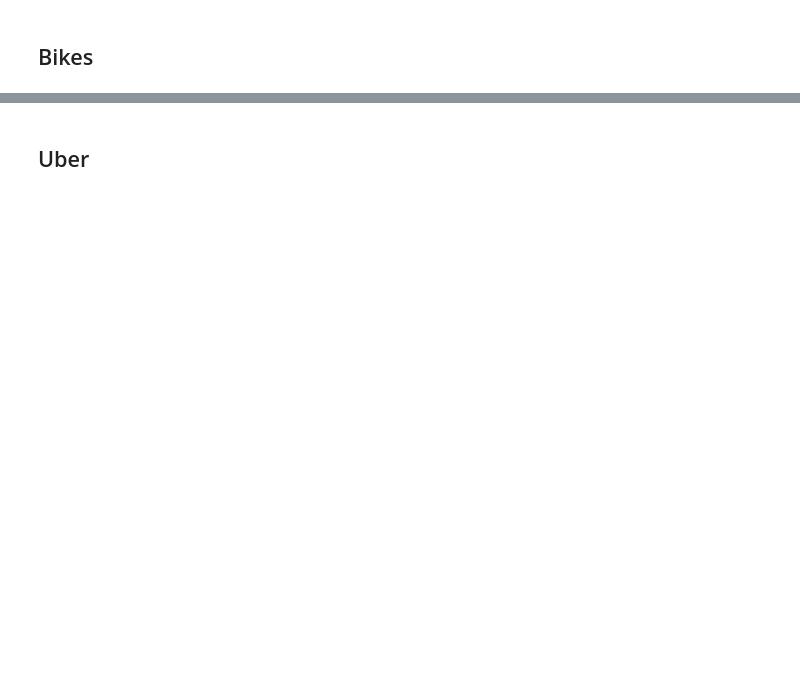
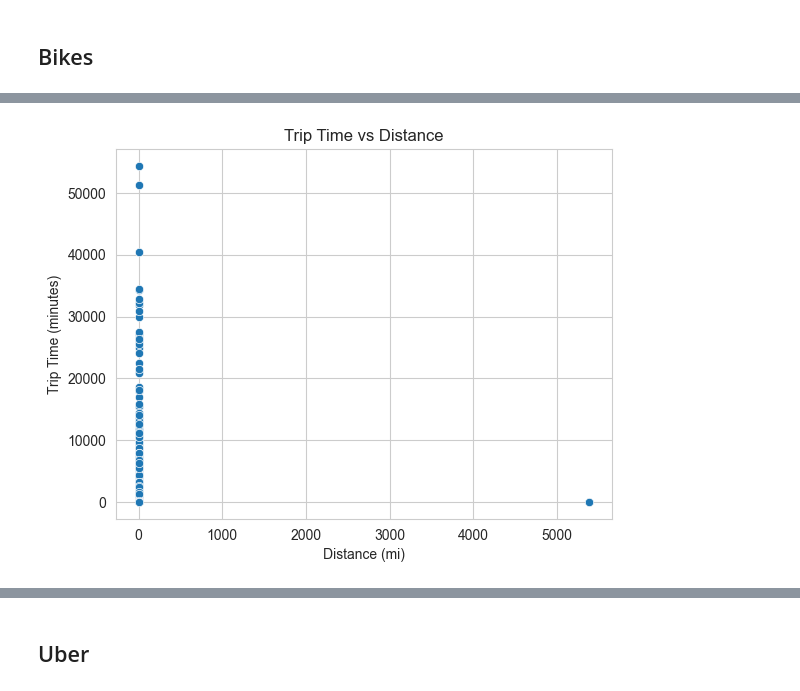
Before and after one commit to nallen19/DSandML, a Jupyter notebook: Project/Project.ipynb, the cells around one changed output, grey strips where cells are left out. Drawn from its saved outputs; the diff is of its cells as text; code cells hidden in the pictures; blank space fills up the shorter version.

Commit message:
Cleaned Data (Besides Uber)

```diff
--- a/Project/Project.ipynb
+++ b/Project/Project.ipynb
@@ -55,8 +62,6 @@ plt.show()
 # %% [markdown]
 ## Bikes
 # %%
-import os
-
 dfs = []
 
 folder_path = './Data/CitiBike 2020/'
@@ -72,6 +77,7 @@ for file in all_files:
     dfs.append(pd.read_csv(file_path))
 
 df_bike = pd.concat(dfs, ignore_index=True)
+df_bike['trip minutes'] = df_bike['tripduration'] // 60
 df_bike.head()
 # %% [output]
 |  | tripduration | starttime | stoptime | start station id | start station name | start station latitude | ... |
@@ -80,3 +86,11 @@ df_bike.head()
 | 2 | 387 | 2020-12-01 00:14:49.3610 | 2020-12-01 00:21:16.8730 | 3640 | Journal Square | 40.733670 | ... |
 | 3 | 188 | 2020-12-01 00:45:06.3680 | 2020-12-01 00:48:14.4280 | 3186 | Grove St PATH | 40.719586 | ... |
 | 4 | 594 | 2020-12-01 01:17:17.0110 | 2020-12-01 01:27:11.9400 | 3212 | Christ Hospital | 40.734786 | ... |
+# %%
+def calculate_distance(row):
+    pt1 = (row['start station latitude'], row['start station longitude'])
+    pt2 = (row['end station latitude'], row['end station longitude'])
+    return geodesic(pt1, pt2).miles
+
+df_bike['distance'] = df_bike.apply(calculate_distance, axis=1)
+df_bike.head()
@@ -82,0 +104,8 @@ df_bike.head()
+# %%
+sns.scatterplot(x='distance', y='trip minutes', data=df_bike)
+plt.xlabel('Distance (mi)')
+plt.ylabel('Trip Time (minutes)')
+plt.title('Trip Time vs Distance')
+plt.show()
+# %% [output]
+[figure, added]
```
Also changed, not shown: parts of 15 cells of this notebook.
